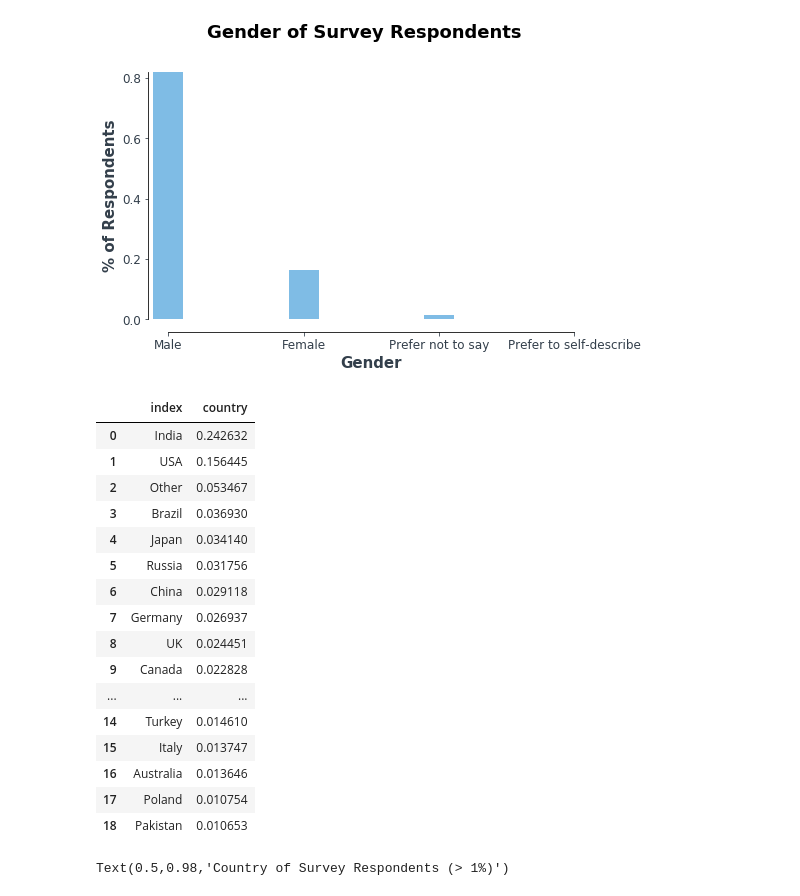
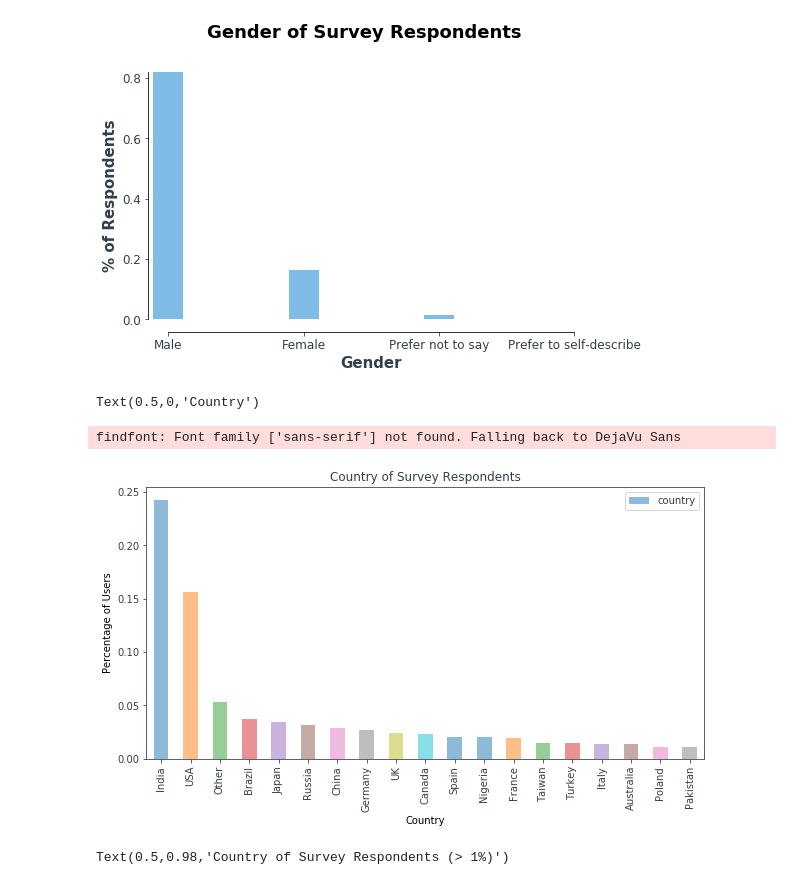
Before and after one commit to Jasonsitu/Kaggle-User-Analysis, a Jupyter notebook: Kaggle New Product Recommendation.ipynb, the cells around one changed output. Cells and saved outputs as stored; diff of their text form; code cells hidden in the pictures.

```diff
--- a/Kaggle New Product Recommendation.ipynb
+++ b/Kaggle New Product Recommendation.ipynb
@@ -558,26 +576,15 @@ country_freq = mc['country'].value_counts(normalize=True, ascending=False)
 country_freq = country_freq.reset_index()
 country_freq = pd.DataFrame(country_freq)
 country_freq = country_freq.loc[country_freq['country'] >= .01]
-# %%
-country_freq
-# %% [output]
-|  | index | country |
-| 0 | India | 0.242632 |
-| 1 | USA | 0.156445 |
-| 2 | Other | 0.053467 |
-| 3 | Brazil | 0.036930 |
-| 4 | Japan | 0.034140 |
-| 5 | Russia | 0.031756 |
-| 6 | China | 0.029118 |
-| 7 | Germany | 0.026937 |
-| 8 | UK | 0.024451 |
-| 9 | Canada | 0.022828 |
-| ... | ... | ... |
-| 14 | Turkey | 0.014610 |
-| 15 | Italy | 0.013747 |
-| 16 | Australia | 0.013646 |
-| 17 | Poland | 0.010754 |
-| 18 | Pakistan | 0.010653 |
+# %%
+country_freq.plot(kind="bar", x="index", y ="country",figsize=(10,5), alpha=0.5)
+plt.title('Country of Survey Respondents')
+plt.ylabel('Percentage of Users')
+plt.xlabel('Country')
+# %% [output]
+Text(0.5,0,'Country')
+findfont: Font family ['sans-serif'] not found. Falling back to DejaVu Sans
+[figure, added]
 # %%
 # Creating Country Frequency Graph
 # Setting style for bar graphs
```
Also changed, not shown: parts of 11 cells of this notebook.
